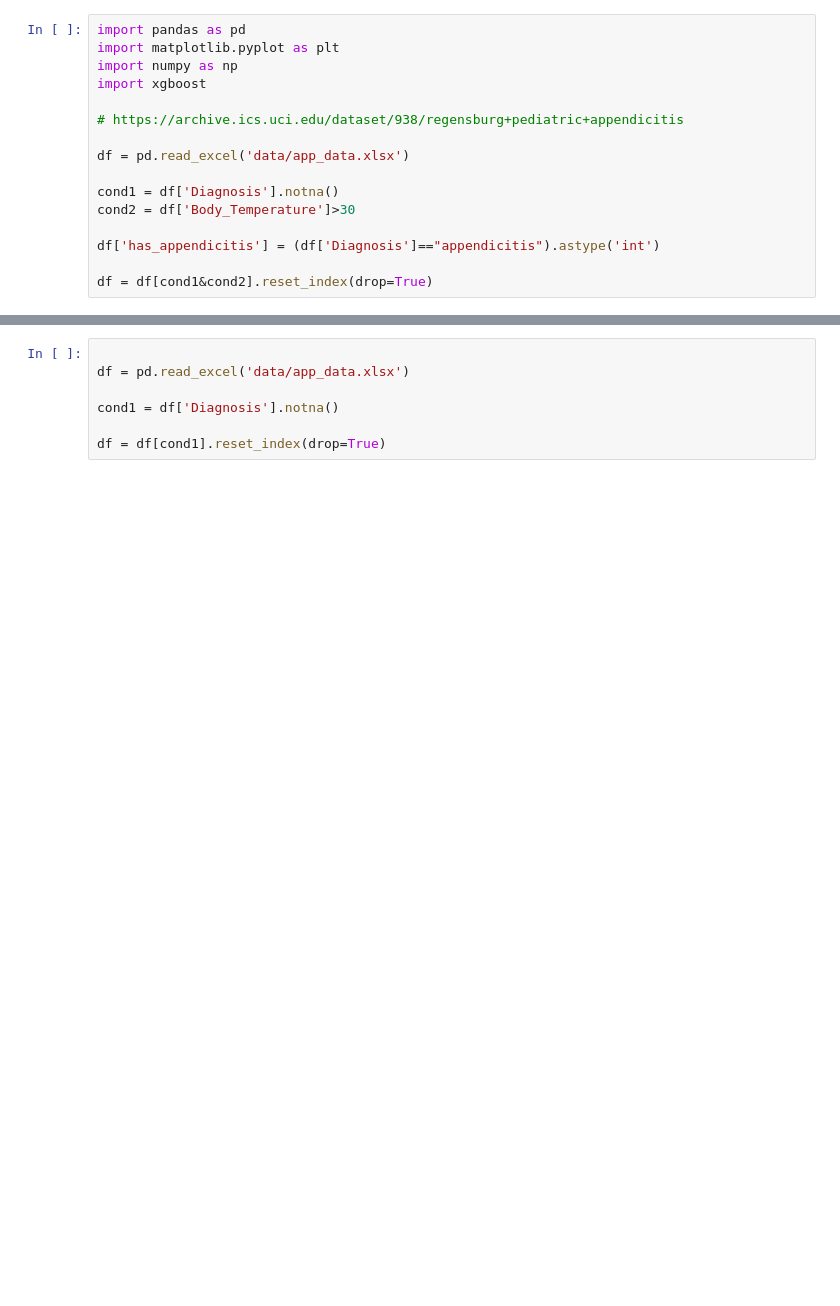
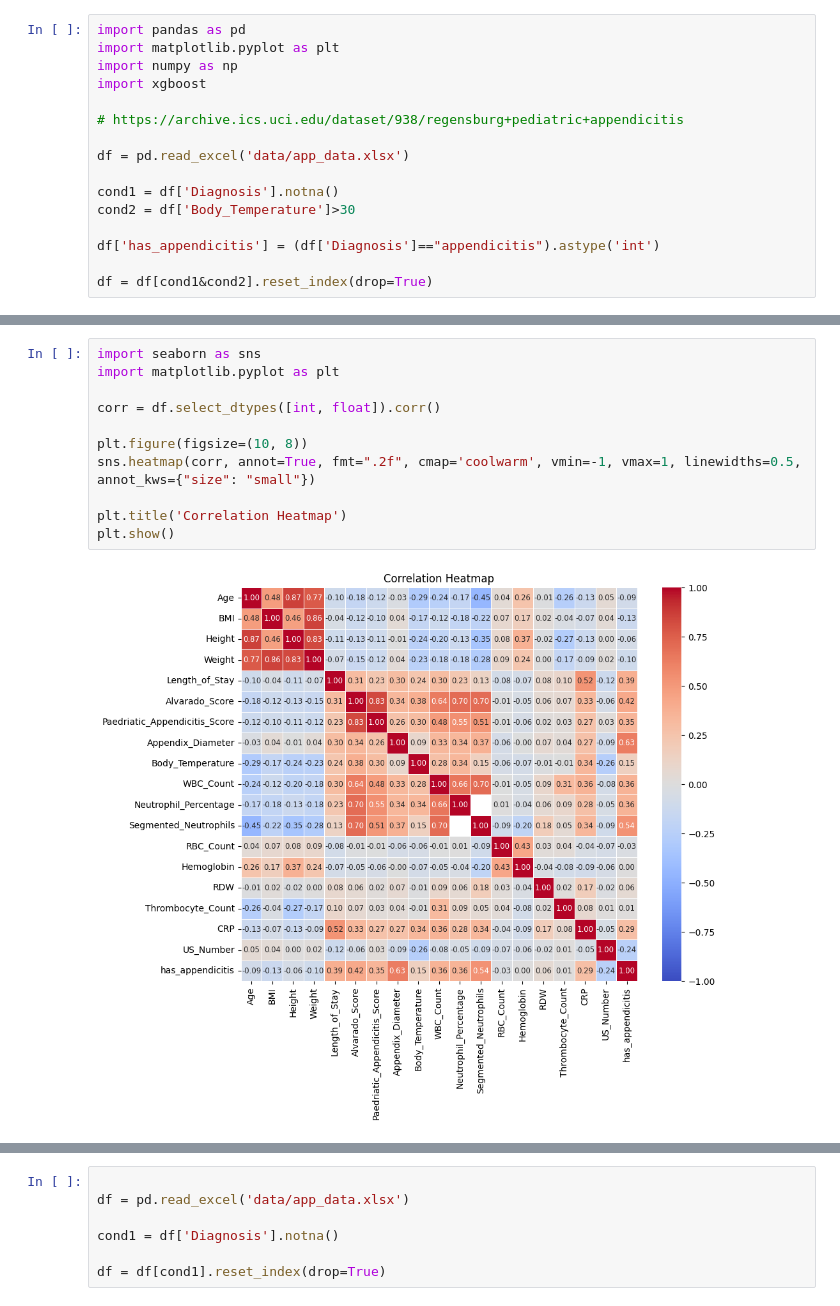
Before and after one commit to scarcamo/ml2-project, a Jupyter notebook: classification.ipynb, the cells around one changed output, grey strips where cells are left out. Saved outputs shown, nothing was run; the diff lists cells and outputs as text; blank space fills up the shorter version.

```diff
--- a/classification.ipynb
+++ b/classification.ipynb
@@ -134,0 +101,13 @@ for indicator in key_indicators:
+# %%
+import seaborn as sns
+import matplotlib.pyplot as plt
+
+corr = df.select_dtypes([int, float]).corr()
+
+plt.figure(figsize=(10, 8))
+sns.heatmap(corr, annot=True, fmt=".2f", cmap='coolwarm', vmin=-1, vmax=1, linewidths=0.5, annot_kws={"size": "small"})
+
+plt.title('Correlation Heatmap')
+plt.show()
+# %% [output]
+[figure, added]
```
Also changed, not shown: parts of 35 cells of this notebook, 4 other files.
